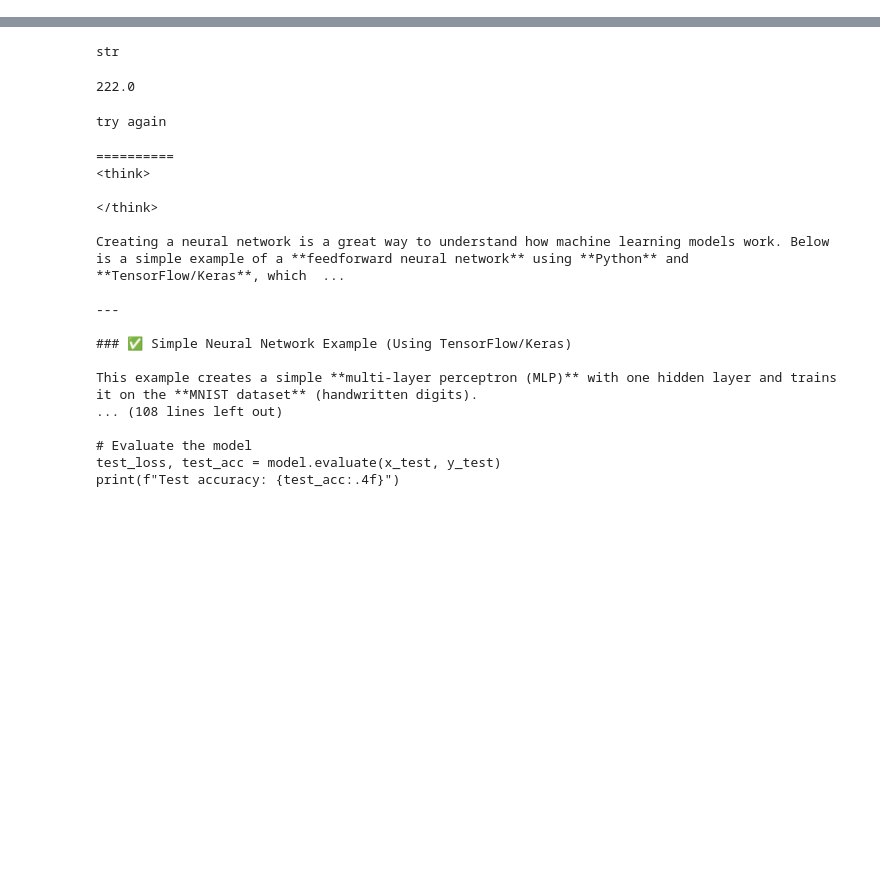
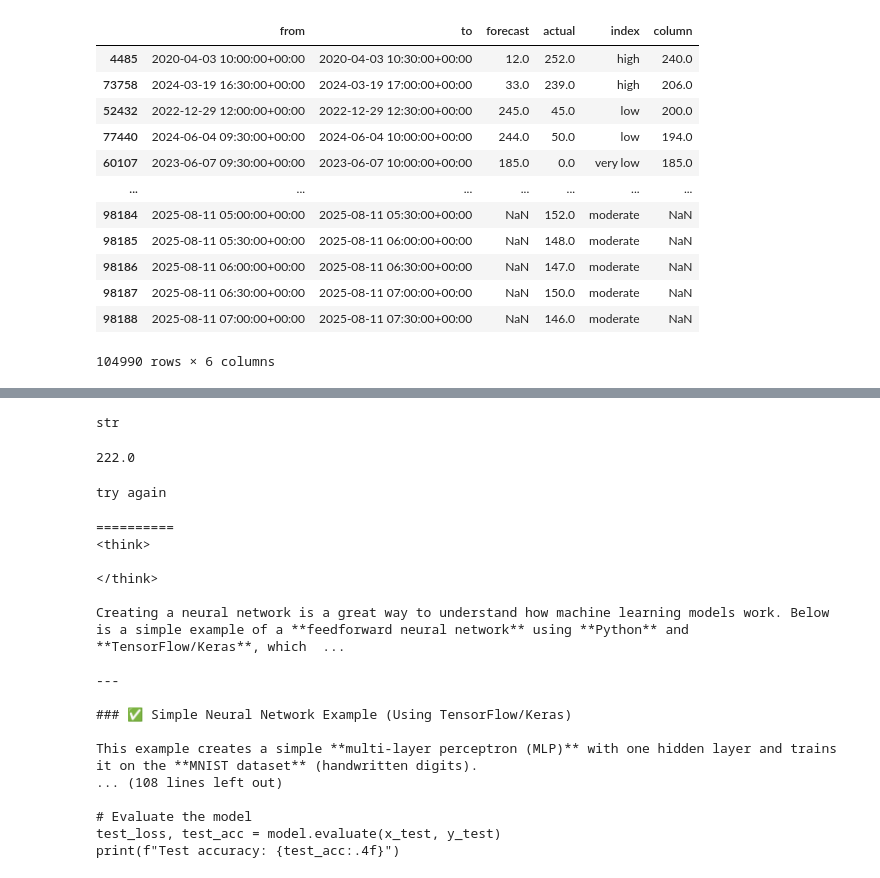
Before and after one commit to jacjac1116/flywheel, a Jupyter notebook: notebook.ipynb, the cells around one changed output, grey strips where cells are left out. Saved outputs shown, nothing was run; the diff lists cells and outputs as text; code cells hidden in the pictures; blank space fills up the shorter version.

```diff
--- a/notebook.ipynb
+++ b/notebook.ipynb
@@ -27,0 +39,16 @@ AttributeError: type object 'float' has no attribute 'astype'
+# %%
+df.sort_values('column', ascending=False)
+# %% [output]
+|  | from | to | forecast | actual | index | column |
+| 4485 | 2020-04-03 10:00:00+00:00 | 2020-04-03 10:30:00+00:00 | 12.0 | 252.0 | high | 240.0 |
+| 73758 | 2024-03-19 16:30:00+00:00 | 2024-03-19 17:00:00+00:00 | 33.0 | 239.0 | high | 206.0 |
+| 52432 | 2022-12-29 12:00:00+00:00 | 2022-12-29 12:30:00+00:00 | 245.0 | 45.0 | low | 200.0 |
+| 77440 | 2024-06-04 09:30:00+00:00 | 2024-06-04 10:00:00+00:00 | 244.0 | 50.0 | low | 194.0 |
+| 60107 | 2023-06-07 09:30:00+00:00 | 2023-06-07 10:00:00+00:00 | 185.0 | 0.0 | very low | 185.0 |
+| ... | ... | ... | ... | ... | ... | ... |
+| 98184 | 2025-08-11 05:00:00+00:00 | 2025-08-11 05:30:00+00:00 | NaN | 152.0 | moderate | NaN |
+| 98185 | 2025-08-11 05:30:00+00:00 | 2025-08-11 06:00:00+00:00 | NaN | 148.0 | moderate | NaN |
+| 98186 | 2025-08-11 06:00:00+00:00 | 2025-08-11 06:30:00+00:00 | NaN | 147.0 | moderate | NaN |
+| 98187 | 2025-08-11 06:30:00+00:00 | 2025-08-11 07:00:00+00:00 | NaN | 150.0 | moderate | NaN |
+| 98188 | 2025-08-11 07:00:00+00:00 | 2025-08-11 07:30:00+00:00 | NaN | 146.0 | moderate | NaN |
+104990 rows × 6 columns
```
Also changed, not shown: parts of 6 cells of this notebook, 4 other files.
